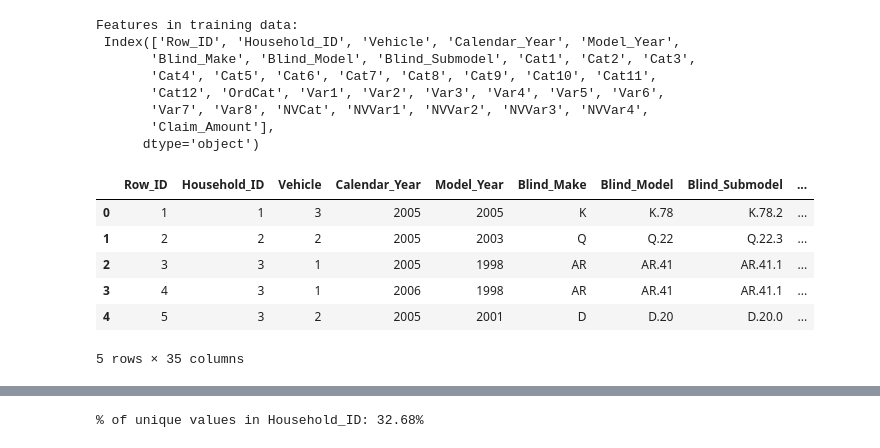
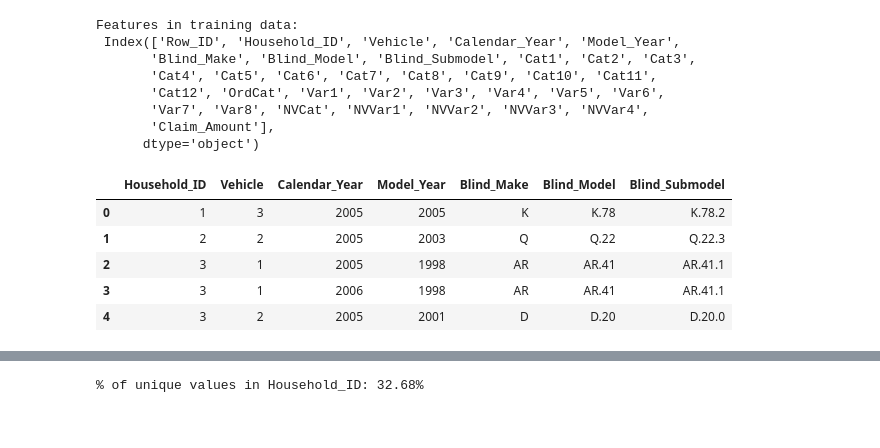
Before and after one commit to AnoopCA/Vehicle_Insurance_Claims_Prediction, a Jupyter notebook: Claims_Prediction.ipynb, the cells around one changed output, grey strips where cells are left out. Cells and saved outputs as stored; diff of their text form; code cells hidden in the pictures.

Commit message:
Modeling and EDA updates

```diff
--- a/Claims_Prediction.ipynb
+++ b/Claims_Prediction.ipynb
@@ -61,13 +51,12 @@ Features in training data:
        'Var7', 'Var8', 'NVCat', 'NVVar1', 'NVVar2', 'NVVar3', 'NVVar4',
        'Claim_Amount'],
       dtype='object')
-# %%
-train_data.head()
-# %% [output]
-|  | Row_ID | Household_ID | Vehicle | Calendar_Year | Model_Year | Blind_Make | Blind_Model | Blind_Submodel | ... |
-| 0 | 1 | 1 | 3 | 2005 | 2005 | K | K.78 | K.78.2 | ... |
-| 1 | 2 | 2 | 2 | 2005 | 2003 | Q | Q.22 | Q.22.3 | ... |
-| 2 | 3 | 3 | 1 | 2005 | 1998 | AR | AR.41 | AR.41.1 | ... |
-| 3 | 4 | 3 | 1 | 2006 | 1998 | AR | AR.41 | AR.41.1 | ... |
-| 4 | 5 | 3 | 2 | 2005 | 2001 | D | D.20 | D.20.0 | ... |
-5 rows × 35 columns
+# %%
+train_data[['Household_ID', 'Vehicle', 'Calendar_Year', 'Model_Year','Blind_Make', 'Blind_Model', 'Blind_Submodel']].head()
+# %% [output]
+|  | Household_ID | Vehicle | Calendar_Year | Model_Year | Blind_Make | Blind_Model | Blind_Submodel |
+| 0 | 1 | 3 | 2005 | 2005 | K | K.78 | K.78.2 |
+| 1 | 2 | 2 | 2005 | 2003 | Q | Q.22 | Q.22.3 |
+| 2 | 3 | 1 | 2005 | 1998 | AR | AR.41 | AR.41.1 |
+| 3 | 3 | 1 | 2006 | 1998 | AR | AR.41 | AR.41.1 |
+| 4 | 3 | 2 | 2005 | 2001 | D | D.20 | D.20.0 |
```
Also changed, not shown: parts of 3 cells of this notebook.
